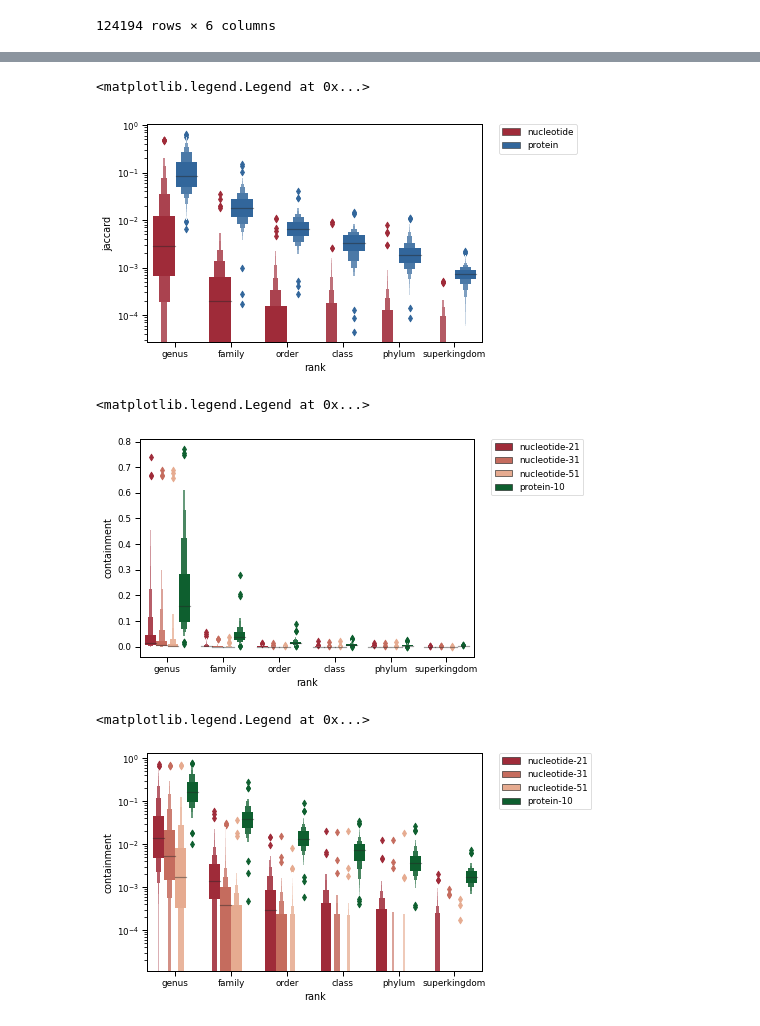
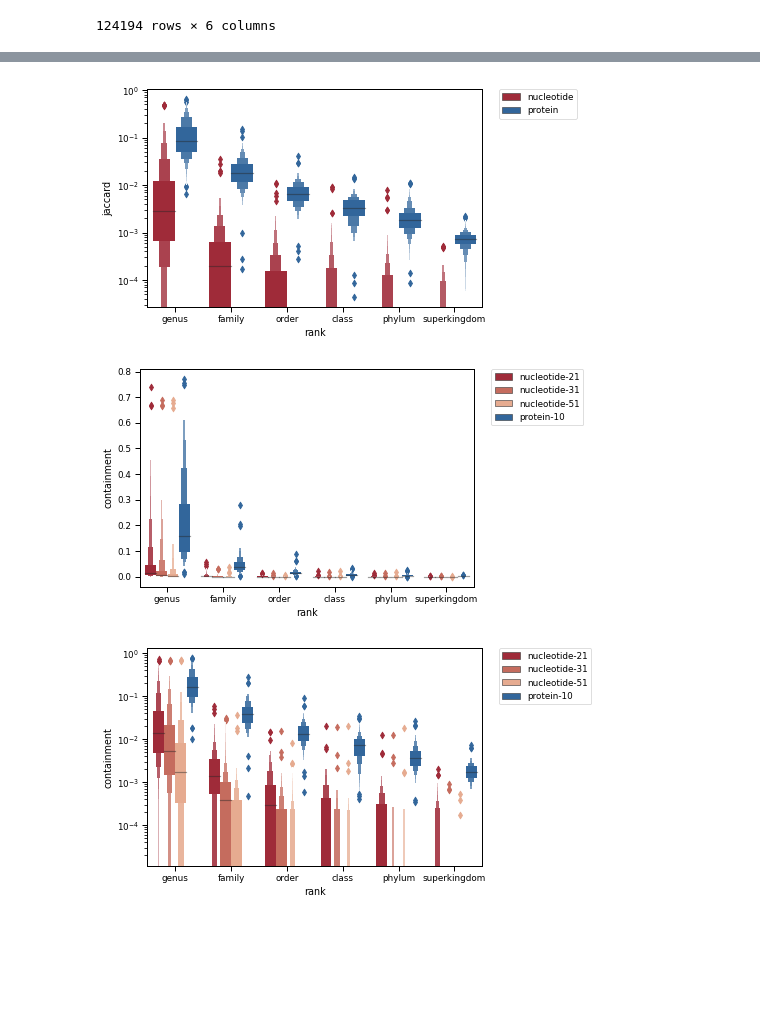
Before and after one commit to bluegenes/2020-dist-compare, a Jupyter notebook: notebooks/evolpaths-jaccard-and-contain.ipynb, the cells around one changed output, grey strips where cells are left out. Cells and saved outputs as stored; diff of their text form; code cells hidden in the pictures; blank space fills up the shorter version.

```diff
--- a/notebooks/evolpaths-jaccard-and-contain.ipynb
+++ b/notebooks/evolpaths-jaccard-and-contain.ipynb
@@ -135,7 +135,7 @@ alphabet_order = ["nucleotide", "protein", "dayhoff", "hp"]
 protnucl_colors = {"nucleotide":"#b2182b", "protein": "#2166ac"}
 protnucl_order = ["nucleotide", "protein"]
 
-pnlong_colors = {"nucleotide-21":"#b2182b","nucleotide-31":"#d6604d","nucleotide-51":"#f4a582", "protein-10": "#006d2c"}
+pnlong_colors = {"nucleotide-21":"#b2182b","nucleotide-31":"#d6604d","nucleotide-51":"#f4a582", "protein-10": "#2166ac"}
 
 alphak_colors = {}
 nucl_colors =  {"nucleotide-21":"#b2182b","nucleotide-31":"#d6604d","nucleotide-51":"#f4a582"}
@@ -252,22 +262,25 @@ g.legend(bbox_to_anchor=(1.05, 1), loc=2, borderaxespad=0.)
 # %%
 g=sns.boxenplot(data=prot_nucl_onlyJaccard, x="rank", y="jaccard", hue="alphabet", palette=protnucl_colors, order=rankorder, hue_order=protnucl_colors ) #palette="GnBu_d"
 g.set(yscale="log")
-g.legend(bbox_to_anchor=(1.05, 1), loc=2, borderaxespad=0.)
+lgd=g.legend(bbox_to_anchor=(1.05, 1), loc=2, borderaxespad=0.)
+fig = g.get_figure()
+fig.savefig("anchor-jaccard.nucl-prot.logscale.pdf",  bbox_extra_artists=(lgd,), bbox_inches='tight')
 # %% [output]
-<matplotlib.legend.Legend at 0x...>
 [figure]
 # %%
 g=sns.boxenplot(data=prot_nucl_onlyContain, x="rank", y="containment", hue="alpha-ksize", palette=pnlong_colors, order=rankorder, hue_order=pnlong_colors ) #palette="GnBu_d"
-g.legend(bbox_to_anchor=(1.05, 1), loc=2, borderaxespad=0.)
+lgd=g.legend(bbox_to_anchor=(1.05, 1), loc=2, borderaxespad=0.)
+fig = g.get_figure()
+fig.savefig("anchor-containment.nucl3-prot.pdf",  bbox_extra_artists=(lgd,), bbox_inches='tight')
 # %% [output]
-<matplotlib.legend.Legend at 0x...>
-[figure, old version]
+[figure, new version]
 # %%
 g=sns.boxenplot(data=prot_nucl_onlyContain, x="rank", y="containment", hue="alpha-ksize", palette=pnlong_colors, order=rankorder, hue_order=pnlong_colors ) #palette="GnBu_d"
 g.set(yscale="log")
-g.legend(bbox_to_anchor=(1.05, 1), loc=2, borderaxespad=0.)
+lgd=g.legend(bbox_to_anchor=(1.05, 1), loc=2, borderaxespad=0.)
+fig = g.get_figure()
+fig.savefig("anchor-containment.nucl3-prot.logscale.pdf", bbox_extra_artists=(lgd,), bbox_inches='tight')
 # %% [output]
-<matplotlib.legend.Legend at 0x...>
-[figure, old version]
+[figure, new version]
 # %%
 g=sns.boxenplot(data=prot_nucl_onlyJaccard, x="rank", y="jaccard", hue="alpha-ksize", palette=pnlong_colors, order=rankorder, hue_order=pnlong_colors ) #palette="GnBu_d"
```
Also changed, not shown: parts of 13 cells of this notebook, 2 other files.
